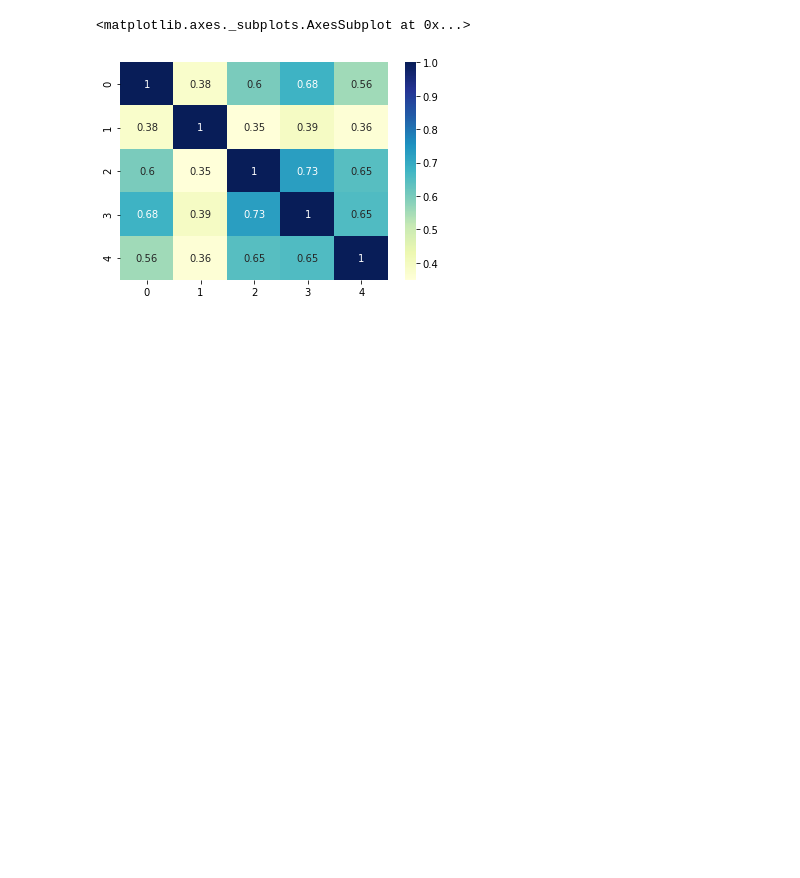
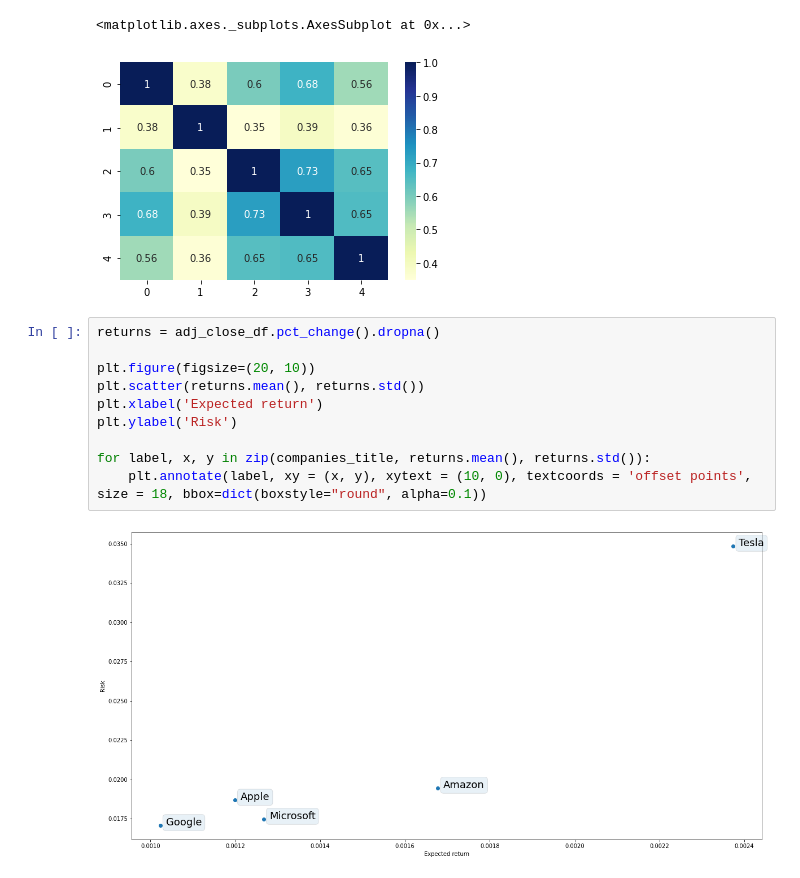
Before and after one commit to PadamSharma/Stock_Price_Prediction, a Jupyter notebook: stock_price.ipynb, the cells around one changed output. Cells and saved outputs as stored; diff of their text form; blank space fills up the shorter version.

```diff
--- a/stock_price.ipynb
+++ b/stock_price.ipynb
@@ -108,3 +112,15 @@ sns.heatmap(adj_close_df.pct_change().corr(), annot=True, cmap="YlGnBu")
 # %% [output]
 <matplotlib.axes._subplots.AxesSubplot at 0x...>
 [figure]
+# %%
+returns = adj_close_df.pct_change().dropna()
+
+plt.figure(figsize=(20, 10))
+plt.scatter(returns.mean(), returns.std())
+plt.xlabel('Expected return')
+plt.ylabel('Risk')
+
+for label, x, y in zip(companies_title, returns.mean(), returns.std()):
+    plt.annotate(label, xy = (x, y), xytext = (10, 0), textcoords = 'offset points', size = 18, bbox=dict(boxstyle="round", alpha=0.1))
+# %% [output]
+[figure, added]
```
Also changed, not shown: parts of 1 cell of this notebook.
